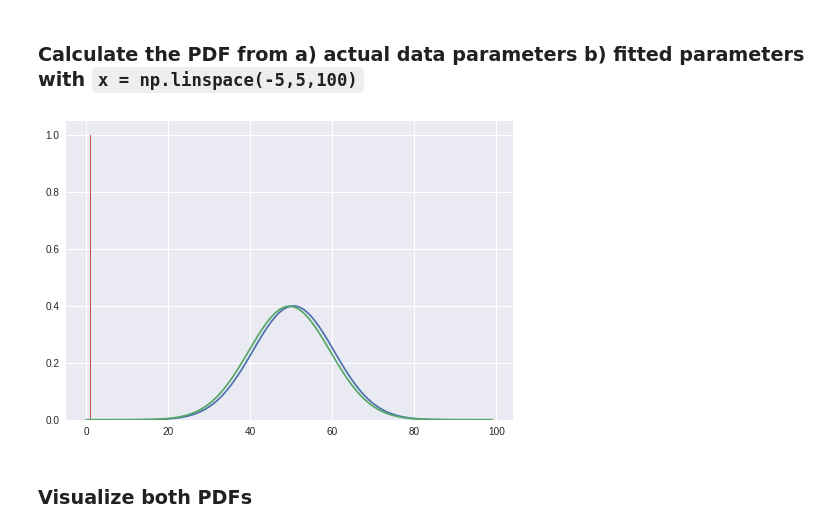
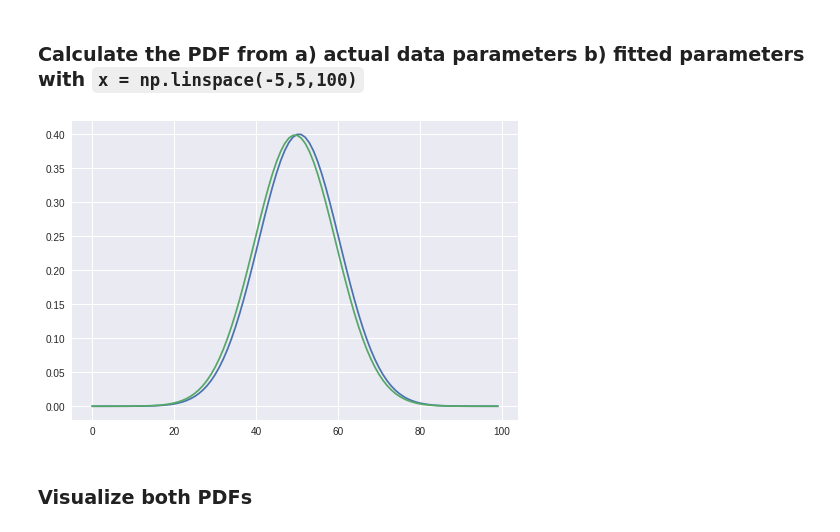
Before and after one commit to jnawjux/dsc-2-22-03-MLE-gaussian-lab-seattle-ds-career-040119, a Jupyter notebook: index.ipynb, the cells around one changed output. Drawn from its saved outputs; the diff is of its cells as text; code cells hidden in the pictures.

```diff
--- a/index.ipynb
+++ b/index.ipynb
@@ -52,10 +52,9 @@ normal_pdf = norm.pdf(x)
 # %%
 plt.plot(fitted_pdf)
 plt.plot(normal_pdf)
-plt.hist(param)
 plt.show;
 # %% [output]
-[figure, old version]
+[figure, new version]
 # %% [markdown]
 ### Visualize both PDFs
 # %%
```
